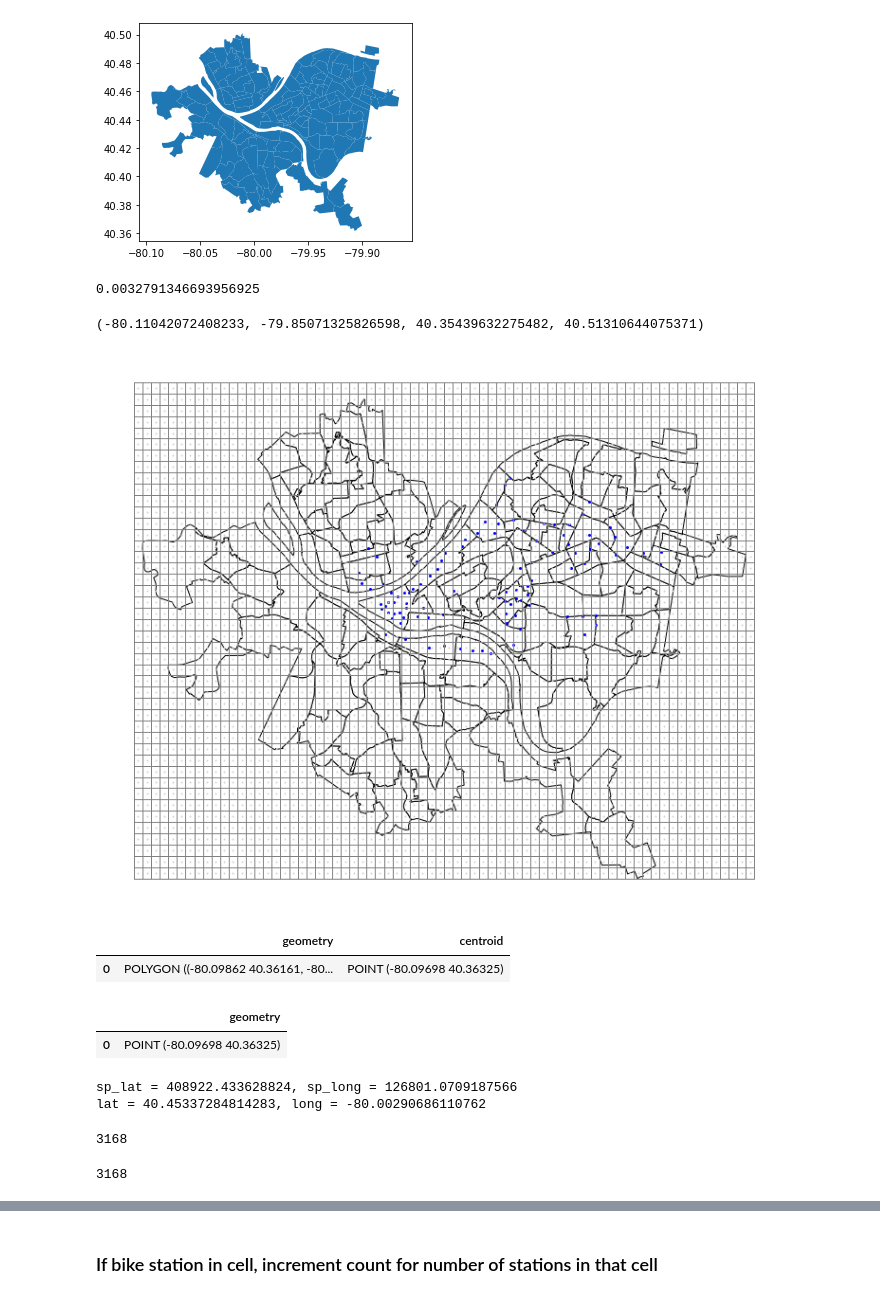
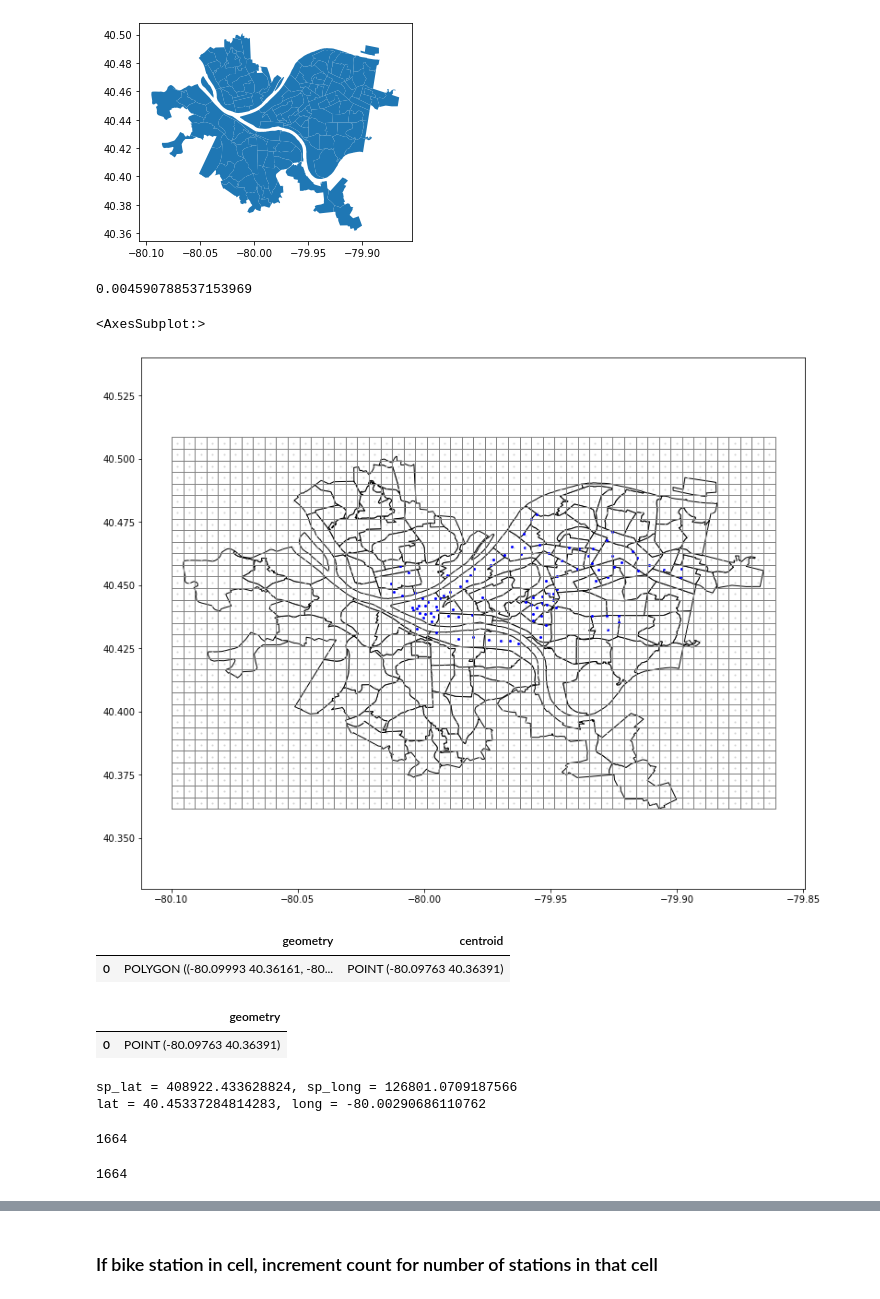
Before and after one commit to katelyn98/HealthyRide-Mapping, a Jupyter notebook: Notebooks/MapLocationStation.ipynb, the cells around one changed output, grey strips where cells are left out. Saved outputs shown, nothing was run; the diff lists cells and outputs as text; code cells hidden in the pictures.

```diff
--- a/Notebooks/MapLocationStation.ipynb
+++ b/Notebooks/MapLocationStation.ipynb
@@ -78,13 +78,13 @@ censusTract.plot()
 xmin, ymin, xmax, ymax= censusTract.total_bounds
 
 # how many cells across and down
-n_cells=70
+n_cells=50
 cell_size = (xmax-xmin)/n_cells
 print(cell_size)
 from pyproj import Proj
 # projection of the grid
-# crs = "+proj=lcc +lat_1=40.96666666666667 +lat_2=39.93333333333333 +lat_0=39.33333333333334 +lon_0=-77.75 +x_0=600000 +y_0=0 +ellps=GRS80 +datum=NAD83 +units=m +no_defs"
-crs = 4326
+crs = "+proj=lcc +lat_1=40.96666666666667 +lat_2=39.93333333333333 +lat_0=39.33333333333334 +lon_0=-77.75 +x_0=600000 +y_0=0 +ellps=GRS80 +datum=NAD83 +units=m +no_defs"
+# crs = 4326
 # create the cells in a loop
 grid_cells = []
 for x0 in np.arange(xmin, xmax+cell_size, cell_size ):
@@ -99,33 +99,33 @@ map_points = gpd.GeoDataFrame()
 cell["centroid"] = cell["geometry"].centroid
 map_points["geometry"] = cell["geometry"].centroid
 # %% [output]
-0.0032791346693956925
+0.004590788537153969
 # %%
 #Use matplotlib to plot the pittsburgh neighborhoods
 fig, ax = plt.subplots(1, figsize=(10, 8))
 ax.set_position([0,0,1,1])   # Puts axis to edge of figure
 lims = plt.axis('equal')
 ax.set_aspect('equal')
 censusTract.plot(ax = ax, color='white', edgecolor='black')
 #geopandas plotting was not working, so I just plotted the scatter plot on top of the map for now...
 #result = plt.scatter(df['Longitude'], df['Latitude'], 15, marker='o', color='Blue')
 geobikes.plot(ax=ax, markersize=4, color='blue')
 map_points.plot(ax=ax, markersize=1, color='lightgrey')
 cell.plot(ax=ax, facecolor="none", edgecolor='grey')
-ax.axis('off')
+# ax.axis('off')
 # %% [output]
-(-80.11042072408233, -79.85071325826598, 40.35439632275482, 40.51310644075371)
+<AxesSubplot:>
-[figure, old version]
+[figure, new version]
 # %%
 cell.head(1) #has four coordinate pairs
 # %% [output]
 |  | geometry | centroid |
-| 0 | POLYGON ((-80.09862 40.36161, -80... | POINT (-80.09698 40.36325) |
+| 0 | POLYGON ((-80.09993 40.36161, -80... | POINT (-80.09763 40.36391) |
 # %%
 map_points.head(1) #has one coordinate pair
 # %% [output]
 |  | geometry |
-| 0 | POINT (-80.09698 40.36325) |
+| 0 | POINT (-80.09763 40.36391) |
 # %%
 from pyproj import Proj
 '''declare NAD83 State plane coordinate system for South Penn'''
@@ -142,16 +142,17 @@ print('lat = {}, long = {}'.format(lat, long))
 # %% [output]
 sp_lat = 408922.433628824, sp_long = 126801.0709187566
 lat = 40.45337284814283, long = -80.00290686110762
-# %%
-cell['stations'] = 0
-cell['station_list'] = None
-len(cell)
-# %% [output]
-3168
+# %%
+cell['stations'] = 0 #number of stations in that cell
+cell['capacity'] = 0 #total capacity of all stations in cell added together
+cell['ids'] = None
+len(cell)
+# %% [output]
+1664
 # %%
 len(map_points)
 # %% [output]
-3168
+1664
 # %%
 cell['tractce10'] = ''
 # %%
```
Also changed, not shown: parts of 15 cells of this notebook, 23 other files.
